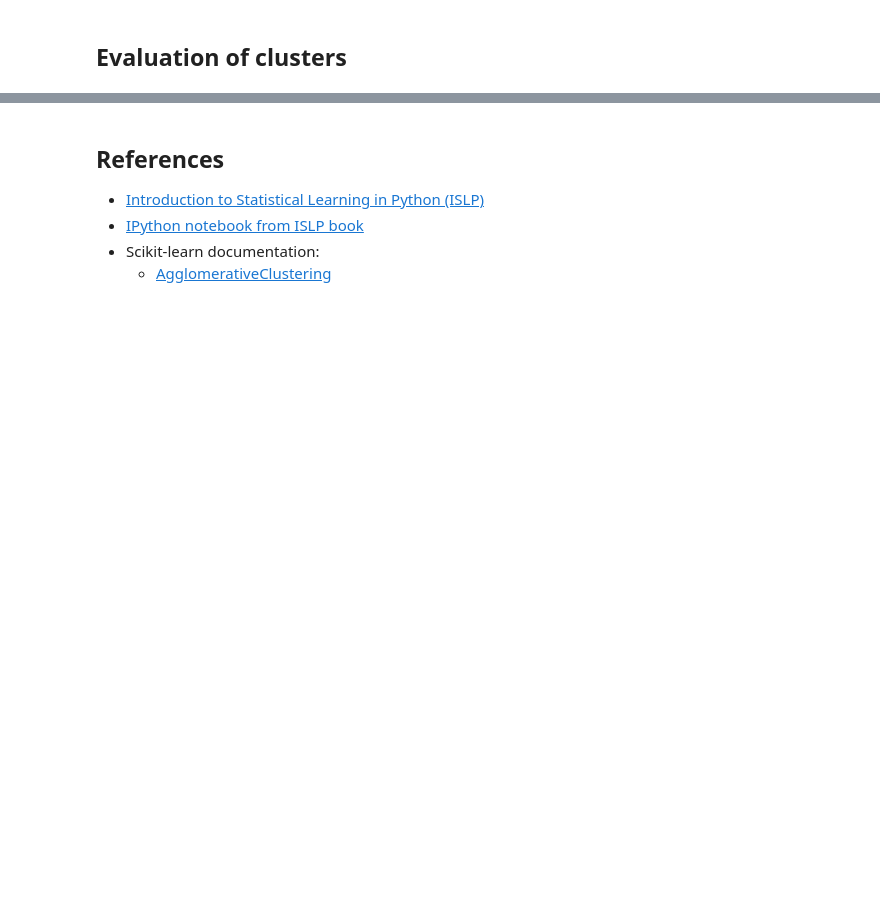
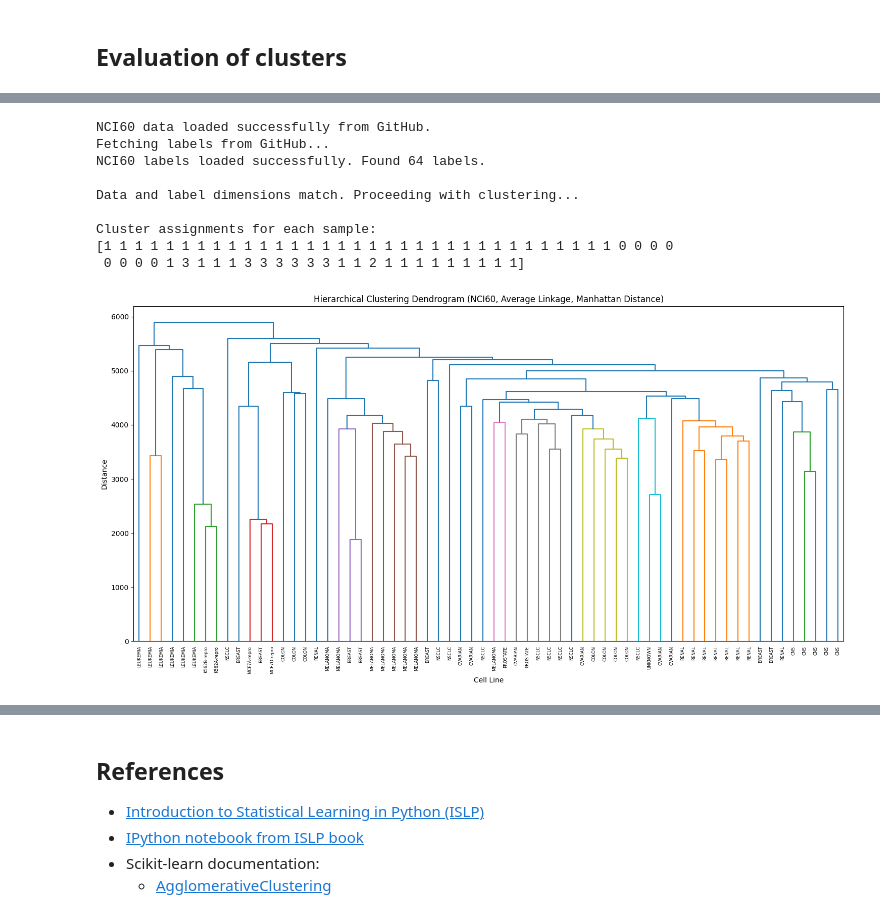
Before and after one commit to neelsoumya/python_machine_learning, a Jupyter notebook: hierarchical_clustering_python.ipynb, the cells around one changed output, grey strips where cells are left out. Cells and saved outputs as stored; diff of their text form; code cells hidden in the pictures; blank space fills up the shorter version.

```diff
--- a/hierarchical_clustering_python.ipynb
+++ b/hierarchical_clustering_python.ipynb
@@ -239,0 +191,80 @@ ModuleNotFoundError: No module named 'ISLP.datasets'
+# %%
+import numpy as np
+import requests
+import io
+from sklearn.cluster import AgglomerativeClustering
+from scipy.cluster.hierarchy import dendrogram, linkage
+import matplotlib.pyplot as plt
+
+# URLs for the raw data and labels from your GitHub repository
+data_url = 'https://raw.githubusercontent.com/neelsoumya/python_machine_learning/main/data/NCI60data.npy'
+labs_url = 'https://raw.githubusercontent.com/neelsoumya/python_machine_learning/main/data/NCI60labs.csv'
+
+# --- Load Data from GitHub ---
+try:
+    response = requests.get(data_url)
+    response.raise_for_status()
+    X = np.load(io.BytesIO(response.content))
+    print("NCI60 data loaded successfully from GitHub.")
+except requests.exceptions.RequestException as e:
+    print(f"Error loading data: {e}")
+    X = None
+
+# --- Load Labels from GitHub (FIXED METHOD) ---
+try:
+    print("Fetching labels from GitHub...")
+    response = requests.get(labs_url)
+    response.raise_for_status()
+    # Read the raw text and split into lines.
+    all_lines = response.text.strip().splitlines()
+
+    # FIX: Skip the first line (the header) to match the data dimensions.
+    labs = all_lines[1:]
+
+    # The labels in the file are quoted (e.g., "CNS"), so we remove the quotes.
+    labs = [label.strip('"') for label in labs]
+    print(f"NCI60 labels loaded successfully. Found {len(labs)} labels.")
+except Exception as e:
+    print(f"Error loading labels: {e}")
+    labs = None
+
+# Proceed only if both data and labels were loaded and have matching lengths
+if X is not None and labs is not None and X.shape[0] == len(labs):
+    print("\nData and label dimensions match. Proceeding with clustering...")
+
+    # --- Hierarchical Clustering ---
+    agg = AgglomerativeClustering(n_clusters=4, linkage='average', metric='manhattan')
+    cluster_labels = agg.fit_predict(X)
+
+    print("\nCluster assignments for each sample:")
+    print(cluster_labels)
+
+    # Compute linkage matrix for the dendrogram
+    Z = linkage(X, method='average', metric='cityblock')
+
+    # --- Plot Dendrogram ---
+    plt.figure(figsize=(15, 8))
+    dendrogram(Z, labels=labs)
+    plt.title('Hierarchical Clustering Dendrogram (NCI60, Average Linkage, Manhattan Distance)')
+    plt.xlabel('Cell Line')
+    plt.ylabel('Distance')
+    plt.xticks(rotation=90)
+    plt.tight_layout()
+    plt.show()
+else:
+    print("\nCould not proceed. Final check on dimensions:")
+    if X is not None:
+        print(f"Data samples: {X.shape[0]}")
+    if labs is not None:
+        print(f"Labels found: {len(labs)}")
+# %% [output]
+NCI60 data loaded successfully from GitHub.
+Fetching labels from GitHub...
+NCI60 labels loaded successfully. Found 64 labels.
+
+Data and label dimensions match. Proceeding with clustering...
+
+Cluster assignments for each sample:
+[1 1 1 1 1 1 1 1 1 1 1 1 1 1 1 1 1 1 1 1 1 1 1 1 1 1 1 1 1 1 1 1 1 0 0 0 0
+ 0 0 0 0 1 3 1 1 1 3 3 3 3 3 3 1 1 2 1 1 1 1 1 1 1 1 1]
+[figure, added]
```
Also changed, not shown: parts of 4 cells of this notebook.
